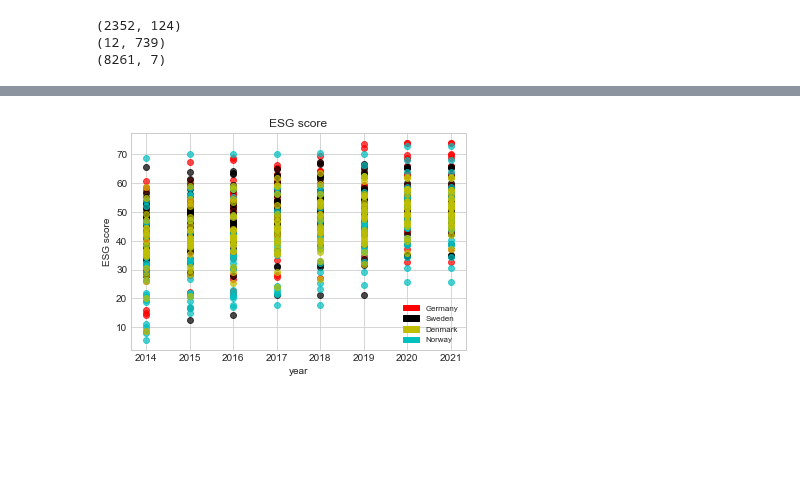
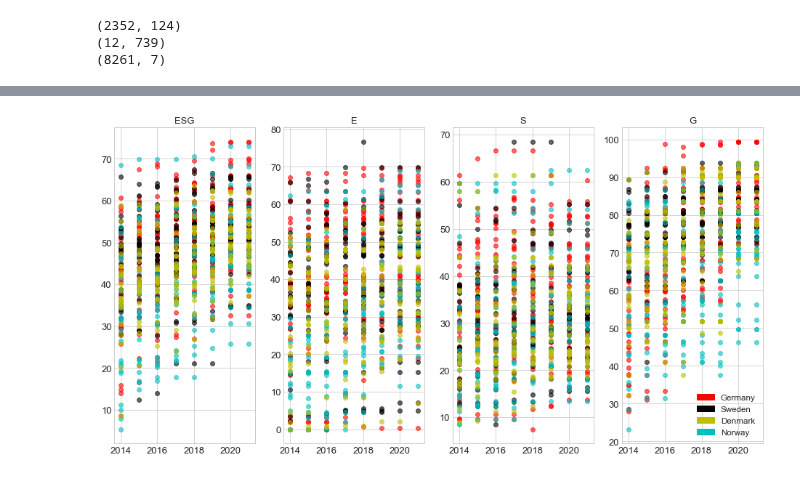
Before and after one commit to KamilPan/PS, a Jupyter notebook: ACF /ACF.ipynb, the cells around one changed output, grey strips where cells are left out. Drawn from its saved outputs; the diff is of its cells as text; code cells hidden in the pictures; blank space fills up the shorter version.

Commit message:
plot

```diff
--- a/ACF /ACF.ipynb
+++ b/ACF /ACF.ipynb
@@ -104,23 +104,47 @@ esg.head(20)
 | 2020 | 51.7755 | 55.4874 | 58.0324 | 66.1402 | 74.0469 | 73.9262 | 44.0097 | 53.0933 | 50.1358 | ... |
 | 2021 | 51.7755 | 55.4874 | 58.0324 | 66.1402 | 74.0469 | 73.9262 | 44.0097 | 53.0933 | 46.9872 | ... |
 # %%
-fig = plt.figure()
-ax = fig.add_subplot(1,1,1)
+fig = plt.figure(figsize=(16, 8))
+plt.rcParams['font.size'] = '13' # Set general font size
 
-ax.plot(esg.loc[:, 'ADS_G_ESG' : 'ZAL_G_ESG'], 'o',color='r', alpha=0.7)
-ax.plot(esg.loc[:, 'ABB_S_ESG' : 'VOLVB_S_ESG'], 'o', color='k',alpha=0.7)
-ax.plot(esg.loc[:, 'AKER_N_ESG' : 'STB_N_ESG'], 'o', color='c',alpha=0.7)
-ax.plot(esg.loc[:, 'AMBUB_D_ESG' : 'VWS_D_ESG'], 'o',color='y', alpha=0.7)
+ax1 = fig.add_subplot(1,4,1)
 
-ax.set_xlabel('year')
-ax.set_ylabel('ESG score')
-ax.set_title('ESG score')
+ax1.plot(esg.loc[:, 'ADS_G_ESG' : 'ZAL_G_ESG'], 'o',color='r', alpha=0.6)
+ax1.plot(esg.loc[:, 'ABB_S_ESG' : 'VOLVB_S_ESG'], 'o', color='k',alpha=0.6)
+ax1.plot(esg.loc[:, 'AKER_N_ESG' : 'STB_N_ESG'], 'o', color='c',alpha=0.6)
+ax1.plot(esg.loc[:, 'AMBUB_D_ESG' : 'VWS_D_ESG'], 'o',color='y', alpha=0.6)
+ax1.set_title('ESG',fontsize=13)
+
+ax2 = fig.add_subplot(1,4,2)
+
+ax2.plot(esg.loc[:, 'ADS_G_E' : 'ZAL_G_E'], 'o',color='r', alpha=0.6)
+ax2.plot(esg.loc[:, 'ABB_S_E' : 'VOLVB_S_E'], 'o', color='k',alpha=0.6)
+ax2.plot(esg.loc[:, 'AKER_N_E' : 'STB_N_E'], 'o', color='c',alpha=0.6)
+ax2.plot(esg.loc[:, 'AMBUB_D_E' : 'VWS_D_E'], 'o',color='y', alpha=0.6)
+ax2.set_title('E',fontsize=13)
+
+ax3 = fig.add_subplot(1,4,3)
+
+ax3.plot(esg.loc[:, 'ADS_G_S' : 'ZAL_G_S'], 'o',color='r', alpha=0.6)
+ax3.plot(esg.loc[:, 'ABB_S_S' : 'VOLVB_S_S'], 'o', color='k',alpha=0.6)
+ax3.plot(esg.loc[:, 'AKER_N_S' : 'STB_N_S'], 'o', color='c',alpha=0.6)
+ax3.plot(esg.loc[:, 'AMBUB_D_S' : 'VWS_D_S'], 'o',color='y', alpha=0.6)
+ax3.set_title('S',fontsize=13)
+
+ax4 = fig.add_subplot(1,4,4)
+
+ax4.plot(esg.loc[:, 'ADS_G_G' : 'ZAL_G_G'], 'o',color='r', alpha=0.6)
+ax4.plot(esg.loc[:, 'ABB_S_G' : 'VOLVB_S_G'], 'o', color='k',alpha=0.6)
+ax4.plot(esg.loc[:, 'AKER_N_G' : 'STB_N_G'], 'o', color='c',alpha=0.6)
+ax4.plot(esg.loc[:, 'AMBUB_D_G' : 'VWS_D_G'], 'o',color='y', alpha=0.6)
+ax4.set_title('G',fontsize=13)
 
 # Code creating manual legends
 r_patch = mpatches.Patch(color='r', label='Germany')
 k_patch = mpatches.Patch(color='k', label='Sweden')
 c_patch = mpatches.Patch(color='c', label='Norway')
 y_patch = mpatches.Patch(color='y', label='Denmark')
-ax.legend(handles=[r_patch,k_patch,y_patch,c_patch],prop={'size': 8});
+ax4.legend(handles=[r_patch,k_patch,y_patch,c_patch],prop={'size': 11.6})
+plt.savefig('scores.png');
 # %% [output]
-[figure, old version]
+[figure, new version]
```
Also changed, not shown: 1 other file.
